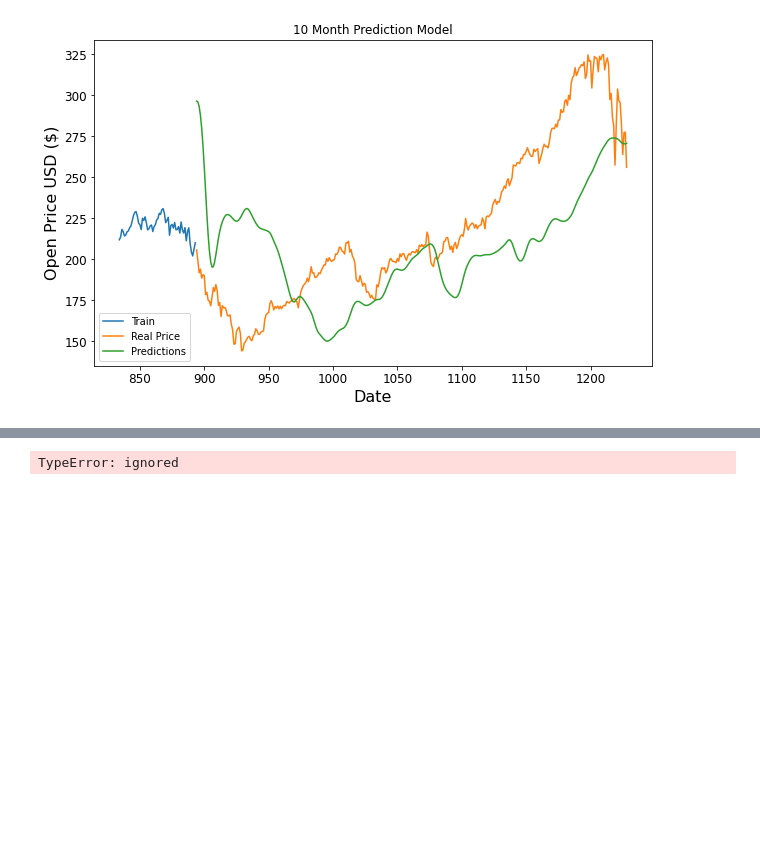
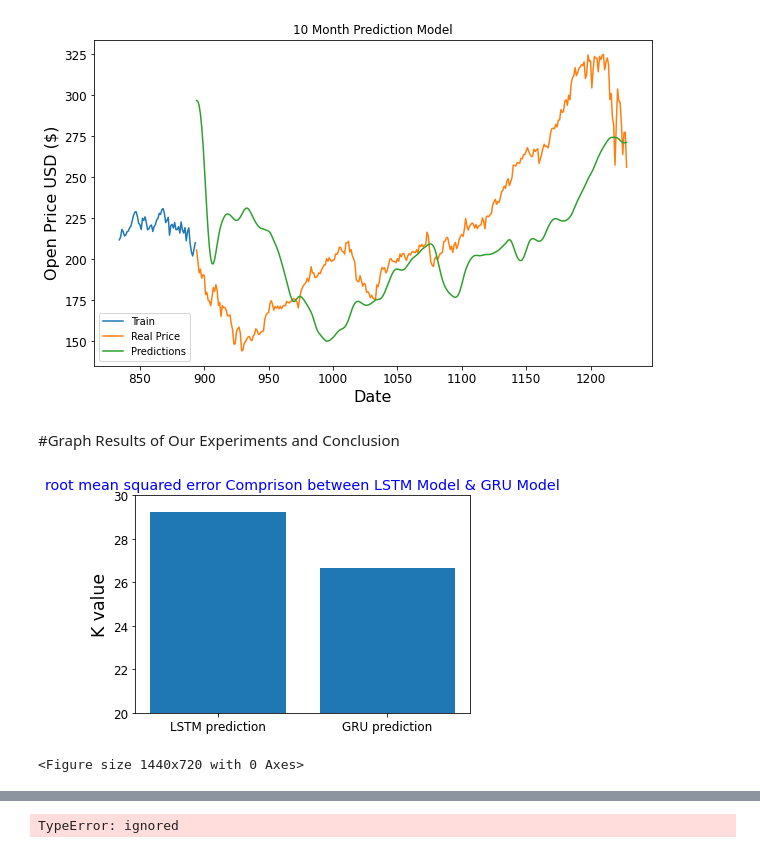
Before and after one commit to fsclsnow/AML, a Jupyter notebook: Project7_RNN_Team2.ipynb, the cells around one changed output, grey strips where cells are left out. Drawn from its saved outputs; the diff is of its cells as text; code cells hidden in the pictures; blank space fills up the shorter version.

```diff
--- a/Project7_RNN_Team2.ipynb
+++ b/Project7_RNN_Team2.ipynb
@@ -488,3 +520,18 @@ Try using .loc[row_indexer,col_indexer] = value instead
 See the caveats in the documentation: https://pandas.pydata.org/pandas-docs/stable/user_guide/indexing.html#returning-a-view-versus-a-copy
   """Entry point for launching an IPython kernel.
 [figure]
+# %% [markdown]
+#Graph Results of Our Experiments and Conclusion
+# %%
+names = ['LSTM prediction', 'GRU prediction']
+values = [rmse_LSTM, rmse_GRU]
+plt.bar(names, values)
+plt.rc('xtick', labelsize=14)
+plt.ylim(20,30)
+plt.ylabel("K value", fontsize = "xx-large")
+plt.title("root mean squared error Comprison between LSTM Model & GRU Model", color = "blue", fontsize = "x-large")
+plt.figure(figsize=(20,10))
+plt.show()
+# %% [output]
+[figure, added]
+<Figure size 1440x720 with 0 Axes>
```
Also changed, not shown: parts of 31 cells of this notebook.
